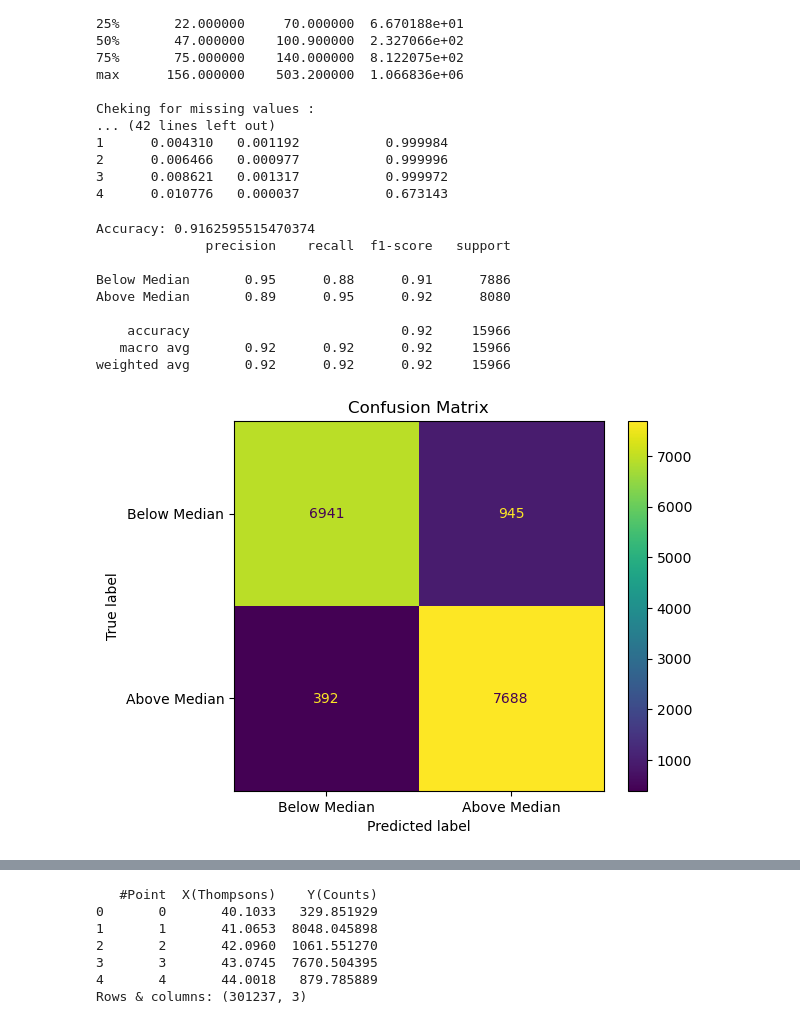
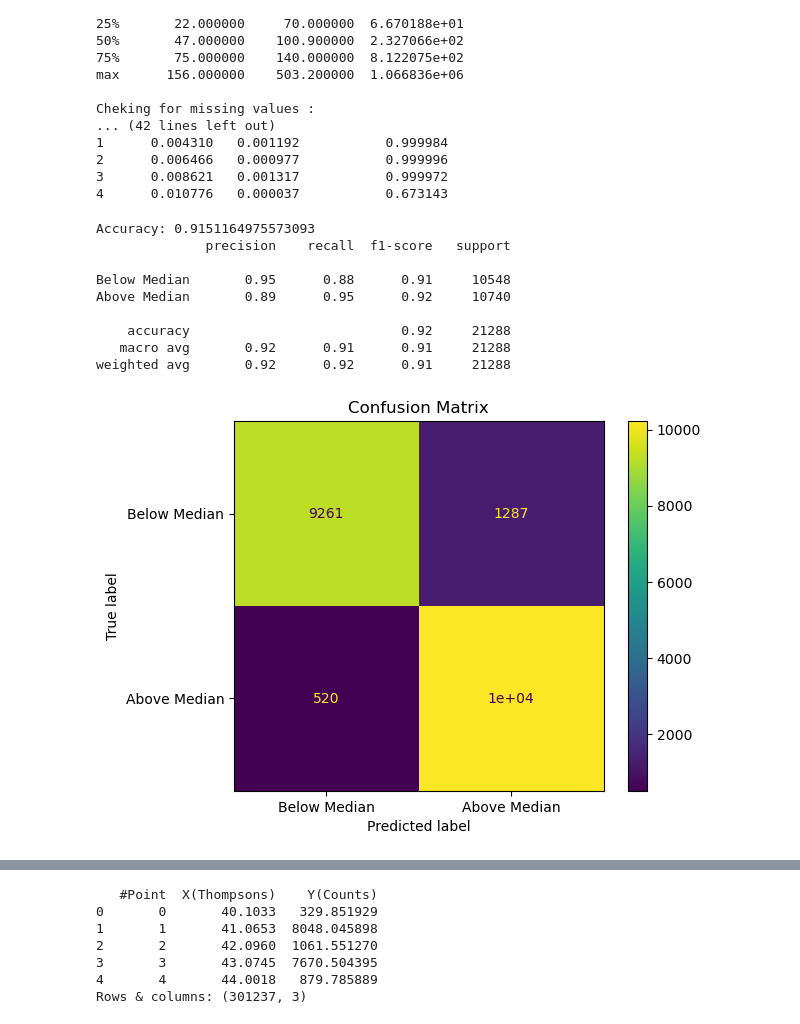
Before and after one commit to mutasim18/Mass-Sceptra-Classification, a Jupyter notebook: Source Code/Naive Bayes.ipynb, the cells around one changed output, grey strips where cells are left out. Drawn from its saved outputs; the diff is of its cells as text; code cells hidden in the pictures.

```diff
--- a/Source Code/Naive Bayes.ipynb
+++ b/Source Code/Naive Bayes.ipynb
@@ -299,40 +303,40 @@ y = (combined_CM2_data['Y(Counts)'] > combined_CM2_data['Y(Counts)'].median()).a
 # Split dataset into features and target
 X = combined_CM2_data[['X(Thompsons)', 'cosine_similarity']]
 
 # Split data into training and testing sets
-X_train, X_test, y_train, y_test = train_test_split(X, y, test_size=0.3, random_state=50)
+X_train, X_test, y_train, y_test = train_test_split(X, y, test_size=0.4, random_state=50)
 
 # Initialize SVM Classifier with an RBF kernel
 model = GaussianNB()
 
 # Train the model
 model.fit(X_train, y_train)
 
 # Make predictions
 y_pred = model.predict(X_test)
 
 # Evaluate the model
 accuracy = accuracy_score(y_test, y_pred)
 print(f"Accuracy: {accuracy}")
 
 # Classification Report
 report = classification_report(y_test, y_pred, target_names=["Below Median", "Above Median"])
 print(report)
 
 # Confusion Matrix
 ConfusionMatrixDisplay.from_estimator(model, X_test, y_test, display_labels=["Below Median", "Above Median"])
 plt.title("Confusion Matrix")
 plt.show()
 # %% [output]
-Accuracy: 0.9162595515470374
+Accuracy: 0.9151164975573093
               precision    recall  f1-score   support
 
-Below Median       0.95      0.88      0.91      7886
-Above Median       0.89      0.95      0.92      8080
+Below Median       0.95      0.88      0.91     10548
+Above Median       0.89      0.95      0.92     10740
 
-    accuracy                           0.92     15966
-   macro avg       0.92      0.92      0.92     15966
-weighted avg       0.92      0.92      0.92     15966
+    accuracy                           0.92     21288
+   macro avg       0.92      0.91      0.91     21288
+weighted avg       0.92      0.92      0.91     21288
-[figure, old version]
+[figure, new version]
 # %%
 """WOrking on CM3 dataset"""
```
Also changed, not shown: parts of 7 cells of this notebook, 7 other files.
